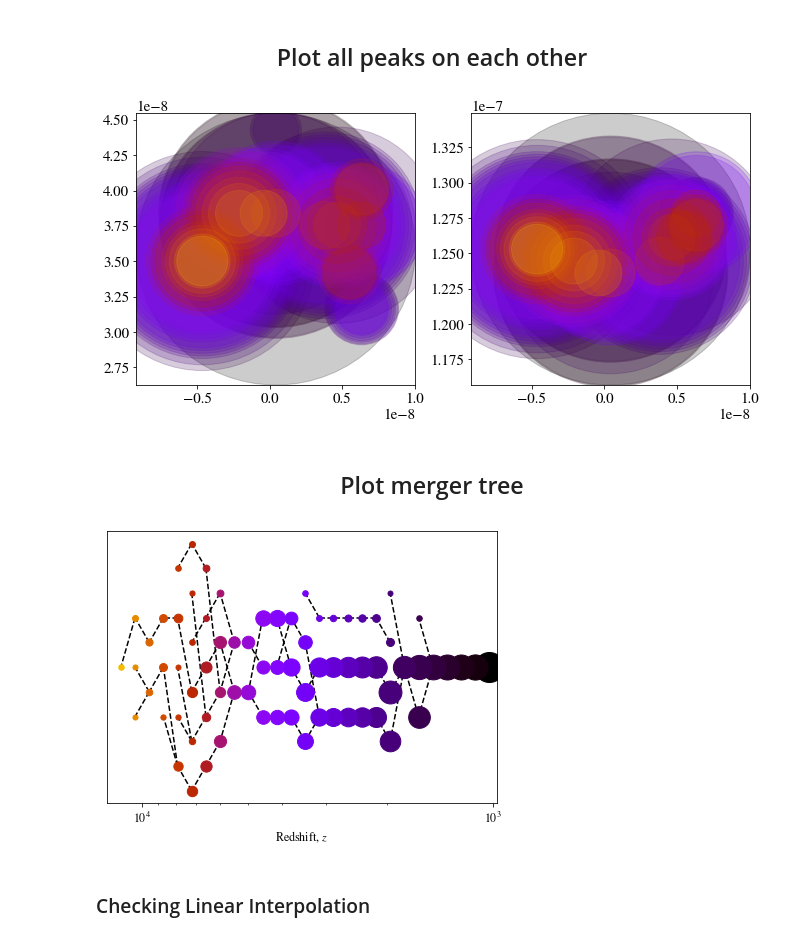
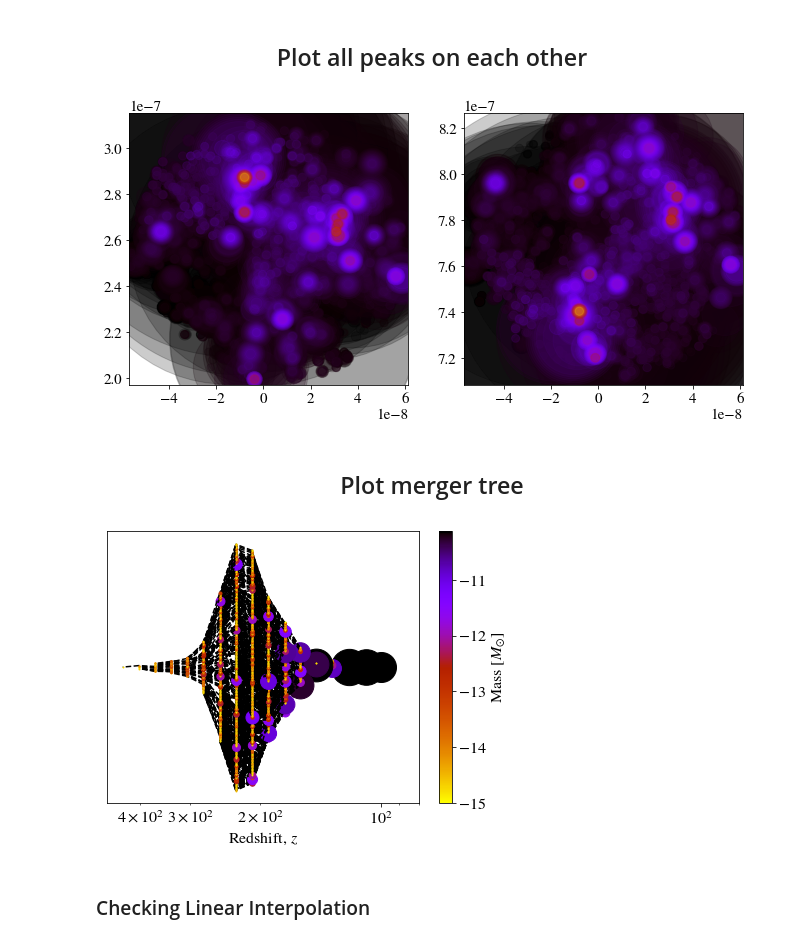
Before and after one commit to David-Ellis/m3p_merger, a Jupyter notebook: MergerTree.ipynb, the cells around one changed output. Drawn from its saved outputs; the diff is of its cells as text; code cells hidden in the pictures.

Commit message:
Modified tree plotting

```diff
--- a/MergerTree.ipynb
+++ b/MergerTree.ipynb
@@ -31,6 +31,6 @@ a_eq = 1/(1+z_eq)
 pathPrefix = "/usr/users/ellis/PeakPatch/m3p/axOut/"
 # %%
 #ppFile = pathPrefix+"../inputs/"+"inputs.ax_manyz"
-ppFile = "inputs.axbig_manyz"
-peak_list, boxsize = m3p_merger.MakePeakList(ppFile,startIndex = 25, printOutput = True)
+ppFile = "inputs.axbig_manyz2"
+peak_list, boxsize = m3p_merger.MakePeakList(ppFile,startIndex = 0, printOutput = True)
 # %% [output]
@@ -55,7 +55,8 @@ for i in range(len(out)):
 # %%
 importlib.reload(m3p_merger)
 #indicies = np.arange(1000)
-out = m3p_merger.BuildMergerTree(peak_list, ppFile, final_halos_indicies = 12)
+out = m3p_merger.BuildMergerTree(peak_list, ppFile, final_halos_indicies = 17)
+#np.save("./FinalGraphs/Data/MergerTreeExample.npy",out[0])
 # %% [markdown]
 <h2><center>Plot all peaks on each other</center></h2>
 # %%
@@ -63,16 +64,16 @@ importlib.reload(m3p_merger)
 #out = m3p_merger.BuildMergerTree(peak_list, ppFile, final_halos_indicies = 797, printOutput = True)
 m3p_merger.plotMergerPatches(out[0], ppFile)
 # %% [output]
-[figure, old version]
+[figure, new version]
 # %% [markdown]
 <h2><center>Plot merger tree</center></h2>
 # %%
 importlib.reload(m3p_merger)
-#print(np.asarray(out[0][0]))
 
-m3p_merger.plotMergerTree(out[0], ppFile,startIndex=25, font_size = 12, log = True)
+fig = m3p_merger.plotMergerTree(out[0][::5], ppFile, startIndex=0, font_size = 16, log = True,
+                          colorbar=True, colorbar_title = "Mass [$M_{\odot}$]")
 # %% [output]
-[figure, old version]
+[figure, new version]
 # %% [markdown]
 <h3>Checking Linear Interpolation</h3>
 # %%
```
Also changed, not shown: parts of 12 cells of this notebook, 1 other file.
